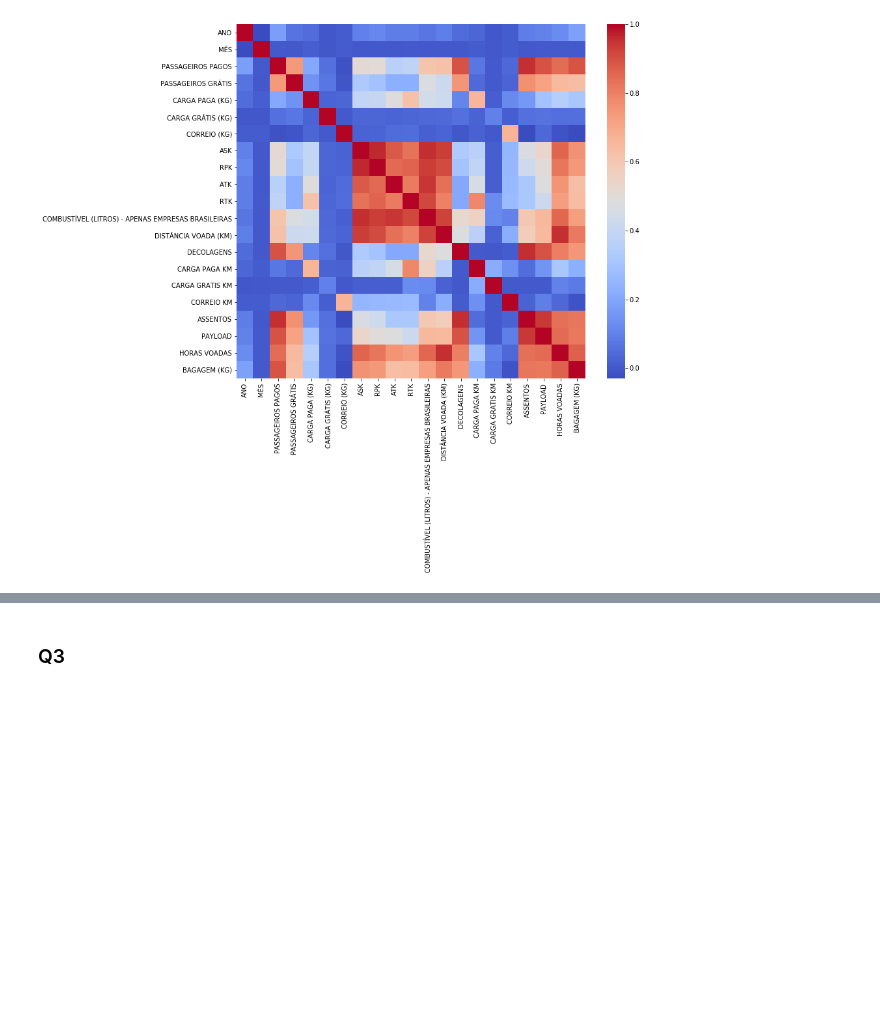
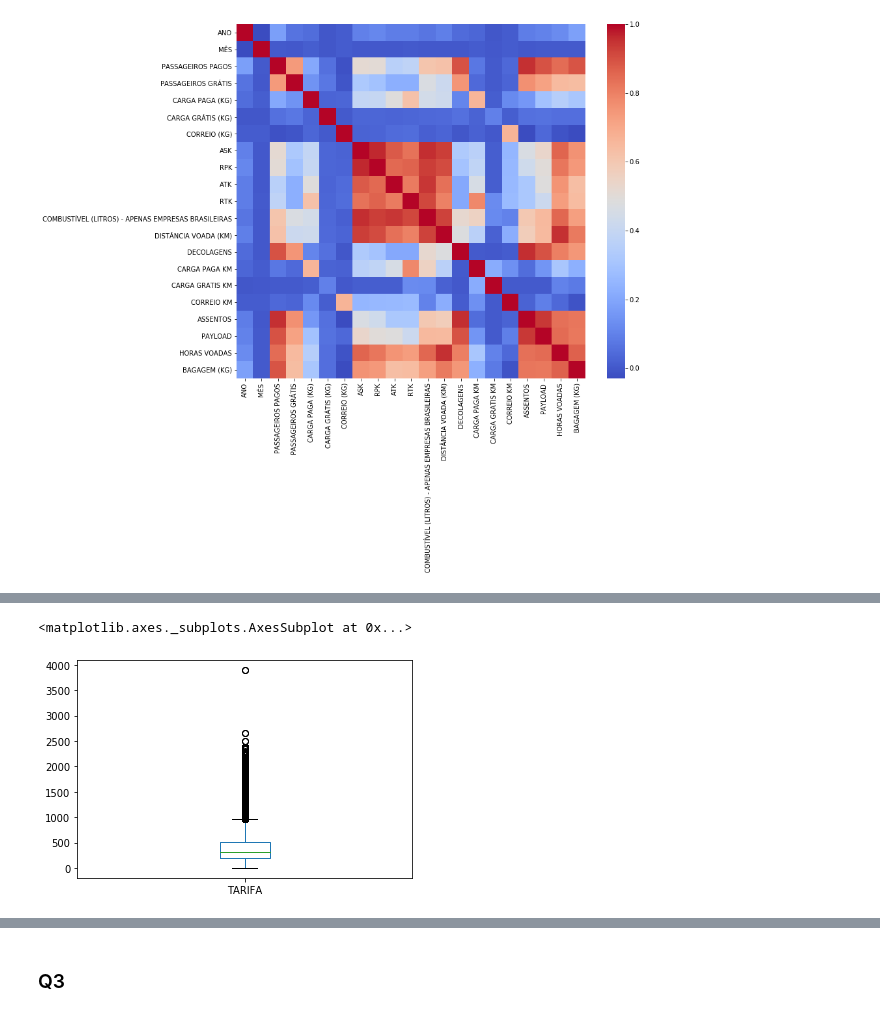
Before and after one commit to ricardokojo/MAC0459-2019, a Jupyter notebook: lista+prova.ipynb, the cells around one changed output, grey strips where cells are left out. Saved outputs shown, nothing was run; the diff lists cells and outputs as text; code cells hidden in the pictures; blank space fills up the shorter version.

```diff
--- a/lista+prova.ipynb
+++ b/lista+prova.ipynb
@@ -547,3 +549,18 @@ prices_201809 = pd.read_csv("/home/kojo/Documentos/MAC0459-2019/201809.csv", sep
 prices_201810 = pd.read_csv("/home/kojo/Documentos/MAC0459-2019/201810.csv", sep=";", encoding='latin-1')
 prices_201811 = pd.read_csv("/home/kojo/Documentos/MAC0459-2019/201811.csv", sep=";", encoding='latin-1')
 prices_201812 = pd.read_csv("/home/kojo/Documentos/MAC0459-2019/201812.csv", sep=";", encoding='latin-1')
+# %%
+prices_2007 = pd.concat([prices_200701,
+    prices_200702,
+    prices_200703,
+    prices_200704,
+    prices_200705,
+    prices_200706,
+    prices_200707,
+    prices_200708,
+    prices_200709,
+    prices_200710,
+    prices_200711,
+    prices_200712])
+prices_2007['TARIFA'] = [str(x).replace(',', '.') for x in prices_2007['TARIFA']]
+prices_2007['TARIFA'] = pd.to_numeric(prices_2007['TARIFA'], errors="coerce")
@@ -549,0 +705,5 @@ prices_201812 = pd.read_csv("/home/kojo/Documentos/MAC0459-2019/201812.csv", sep
+# %%
+prices_2007["TARIFA"].plot.box()
+# %% [output]
+<matplotlib.axes._subplots.AxesSubplot at 0x...>
+[figure, added]
```
Also changed, not shown: parts of 26 cells of this notebook.
